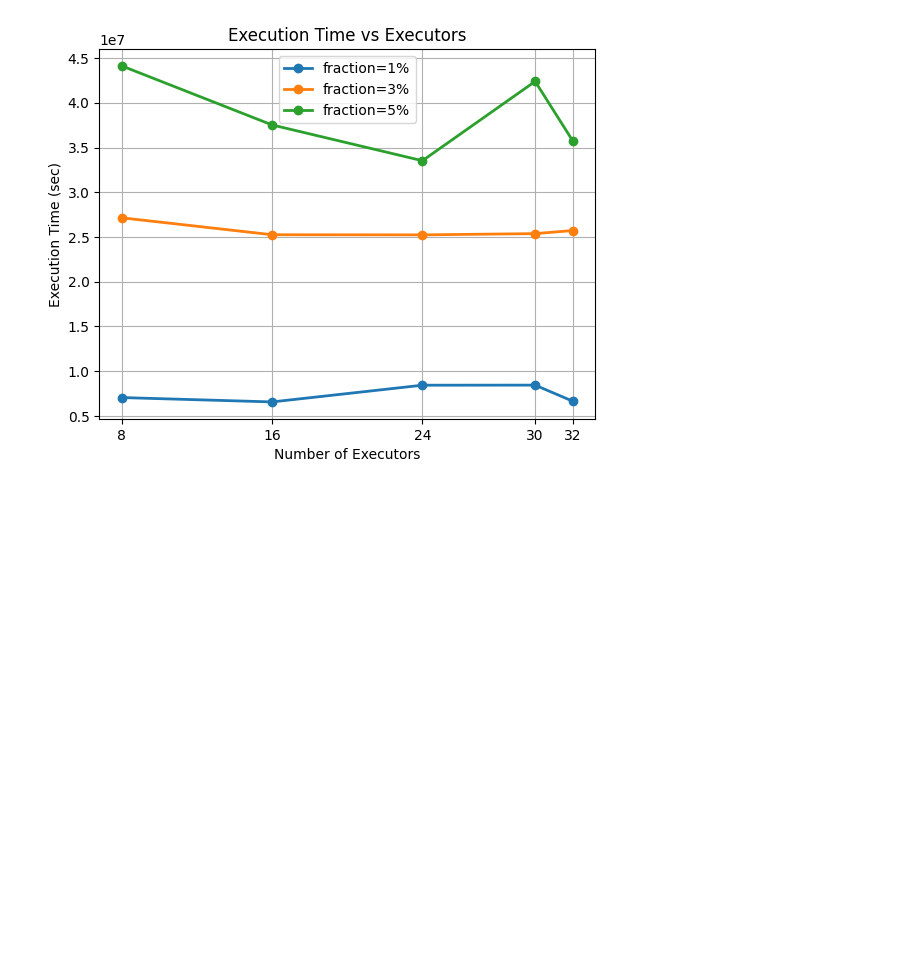
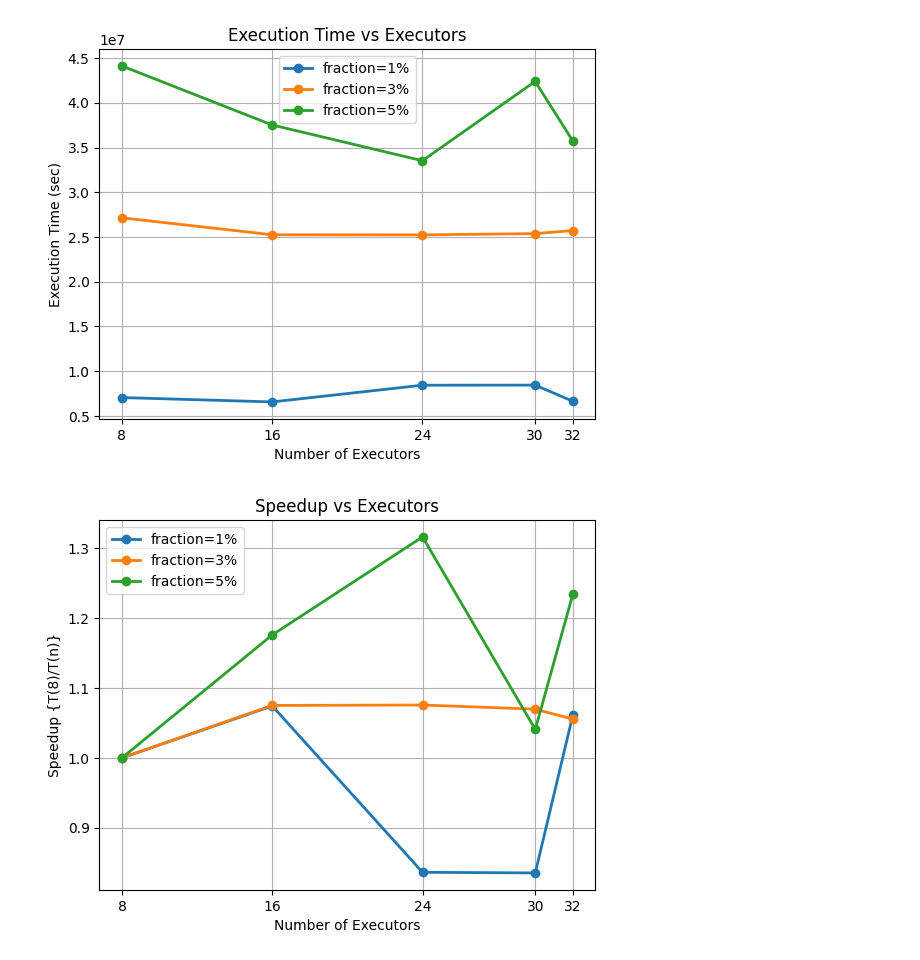
Before and after one commit to brunacandido/big-data-fractal-project, a Jupyter notebook: results/speedup_curves.ipynb, the cells around one changed output. Cells and saved outputs as stored; diff of their text form; code cells hidden in the pictures; blank space fills up the shorter version.

```diff
--- a/results/speedup_curves.ipynb
+++ b/results/speedup_curves.ipynb
@@ -66,2 +66,26 @@ plt.show()    # no grid
 # %% [output]
 [figure]
+# %%
+df['speedup'] = df['T8'] / df['executorCPUtime']
+# %%
+# set the x-axis ticks you want
+plt.xticks([8, 16, 24, 30, 32])
+
+# plot each sample_fraction group with a marker
+for frac, g in df.groupby("sample_fraction"):
+    plt.plot(
+        g["num_executors"],
+        g["speedup"],
+        marker="o",             # add points
+        linewidth=2,
+        label=f"fraction={frac}"
+    )
+
+plt.xlabel("Number of Executors")
+plt.ylabel("Speedup {T(8)/T(n)}")
+plt.title("Speedup vs Executors")
+plt.legend()
+plt.grid(True)
+plt.show()
+# %% [output]
+[figure, added]
```
Also changed, not shown: parts of 2 cells of this notebook.
